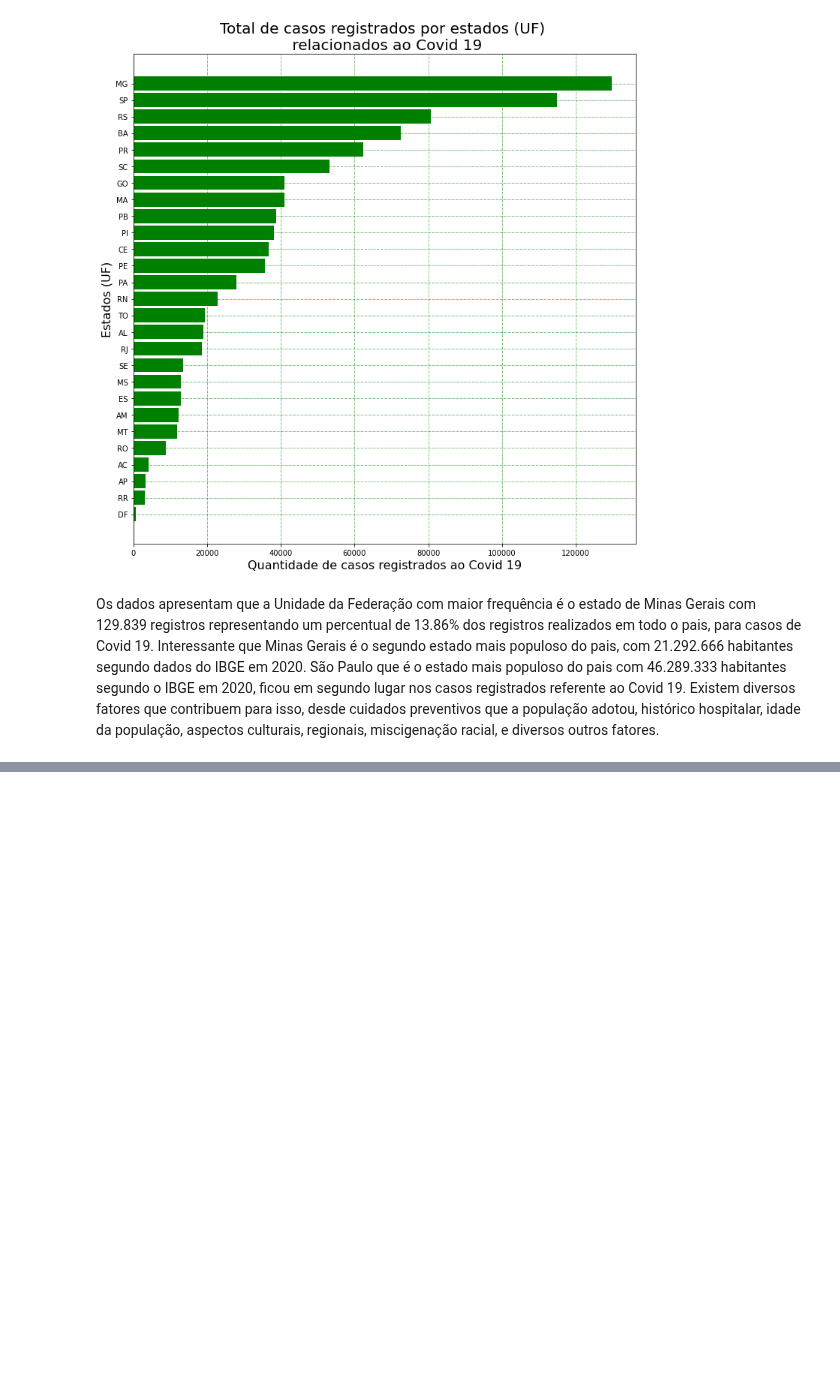
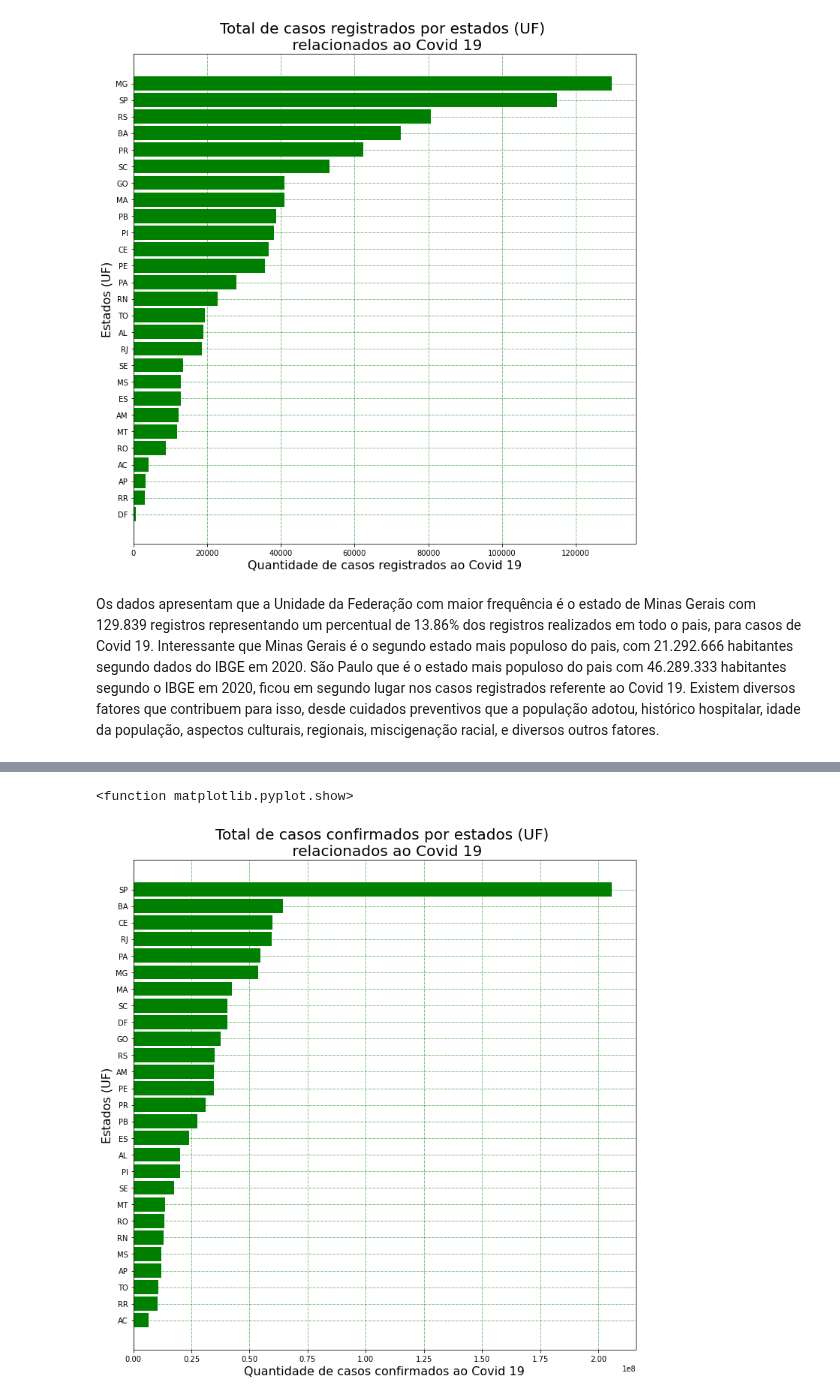
Before and after one commit to yoshinaga2904/Bootcamp-Alura, a Jupyter notebook: Fabio_Yoshinaga_Projeto_modulo_1.ipynb, the cells around one changed output, grey strips where cells are left out. Cells and saved outputs as stored; diff of their text form; code cells hidden in the pictures; blank space fills up the shorter version.

```diff
--- a/Fabio_Yoshinaga_Projeto_modulo_1.ipynb
+++ b/Fabio_Yoshinaga_Projeto_modulo_1.ipynb
@@ -179,0 +193,14 @@ Existem diversos fatores que contribuem para isso, desde cuidados preventivos qu
+# %%
+#quantidade de casos confirmados por estados UF
+casos_confirmados = caso_brasil_io[['state','confirmed']]
+
+#agrupando por estados UF e fazendo o somatório dos casos confirmados
+casos_confirmados = casos_confirmados.groupby(by=['state']).sum()
+
+#ordenando os estados UF pela quantidade de casos confirmados em ordem decrescente
+casos_confirmados = casos_confirmados.sort_values(by=['confirmed'], ascending=False)
+
+#criando um index e resetando o index state
+casos_confirmados.reset_index(inplace=True)
+
+casos_confirmados
@@ -179,0 +225,30 @@ Existem diversos fatores que contribuem para isso, desde cuidados preventivos qu
+# %%
+#Criando um gráfico
+plt.figure(figsize=(12, 12))
+
+#armazenando quantidade de confirmados para construir o gráfico - eixo x
+casos_confirmados.sort_values(by='confirmed', ascending=True, inplace=True)
+confirmados = casos_confirmados['confirmed']
+
+#armazenando valores dos estados UF para construir o gráfico - eixo y
+UF = casos_confirmados['state']
+
+#Chamando método barh do matplotlib, para construir o gráfico de barras horizontais
+plt.barh(UF, confirmados, height=0.85, color='green')
+
+#Criando um título
+plt.title('Total de casos confirmados por estados (UF) \n relacionados ao Covid 19', fontsize = 20)
+
+#Nomeando o eixo y
+plt.ylabel('Estados (UF)', fontsize = 16)
+
+#Nomeando o eixo x
+plt.xlabel('Quantidade de casos confirmados ao Covid 19', fontsize = 16)
+
+#grid para orientação
+plt.grid(color='g', linestyle='-.', linewidth=0.5)
+
+plt.show
+# %% [output]
+<function matplotlib.pyplot.show>
+[figure, added]
```
Also changed, not shown: parts of 4 cells of this notebook.
